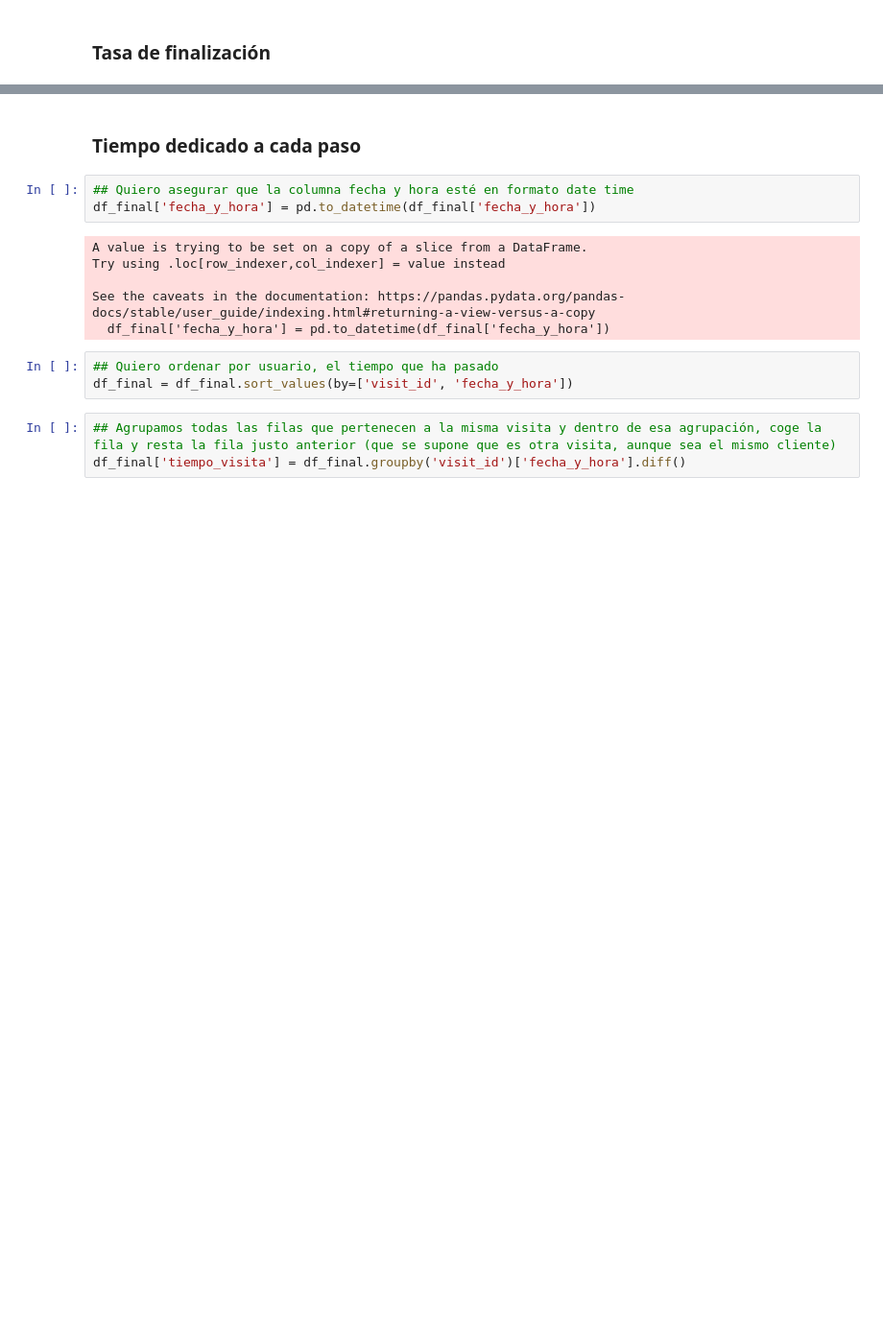
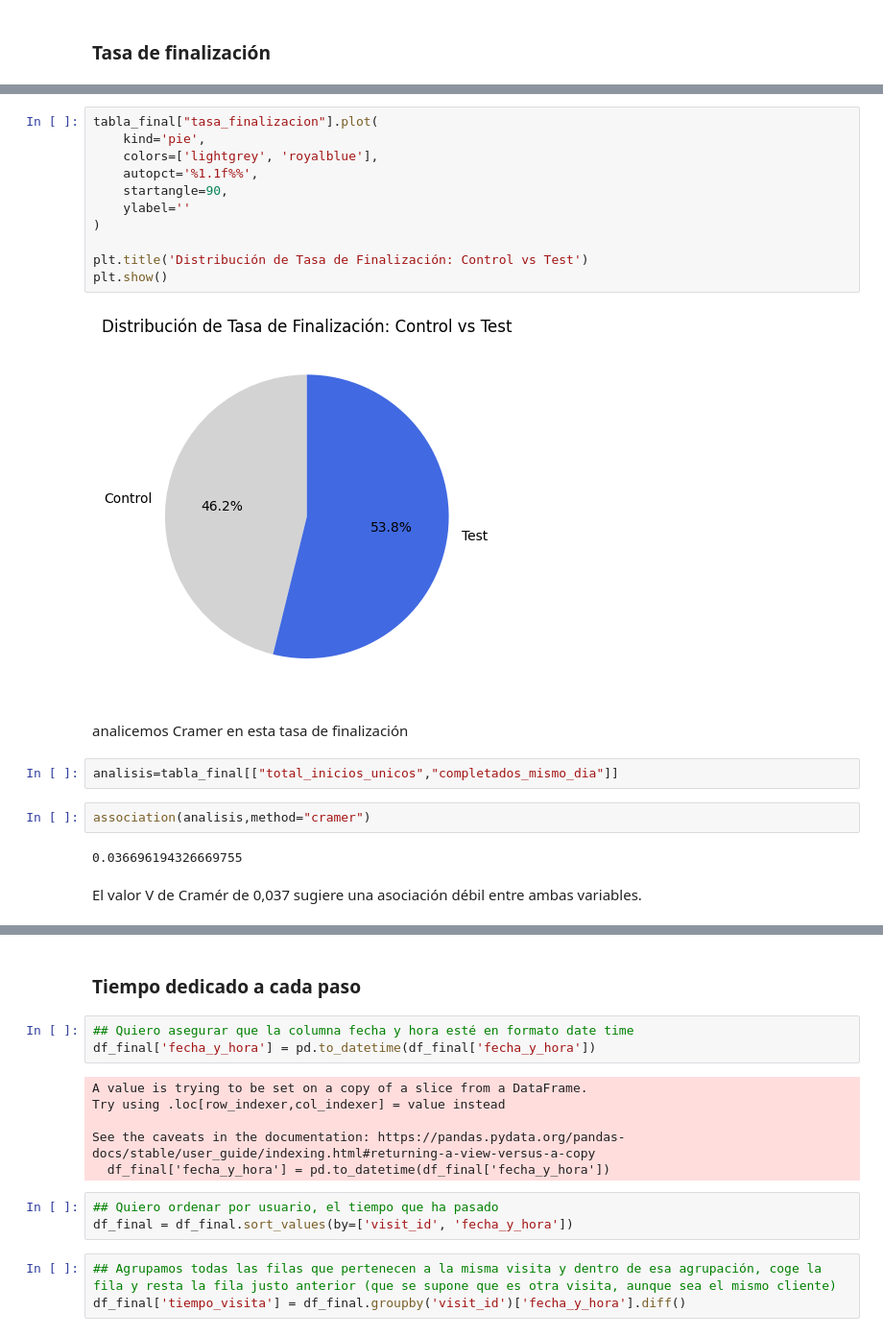
Before and after one commit to carmamenriosrodriguez/proyecto-5-, a Jupyter notebook: Proyecto.ipynb, the cells around one changed output, grey strips where cells are left out. Shown at 96% size. Cells and saved outputs as stored; diff of their text form; blank space fills up the shorter version.

```diff
--- a/Proyecto.ipynb
+++ b/Proyecto.ipynb
@@ -830,3 +969,26 @@ sns.heatmap(clientes_proceso, annot=True, cmap="RdYlGn", fmt="d")
+# %%
+tabla_final["tasa_finalizacion"].plot(
+    kind='pie',
+    colors=['lightgrey', 'royalblue'],
+    autopct='%1.1f%%',
+    startangle=90,
+    ylabel=''
+)
+
+plt.title('Distribución de Tasa de Finalización: Control vs Test')
+plt.show()
+# %% [output]
+[figure, added]
+# %% [markdown]
+analicemos Cramer en esta tasa de finalización
+# %%
+analisis=tabla_final[["total_inicios_unicos","completados_mismo_dia"]]
+# %%
+association(analisis,method="cramer")
+# %% [output]
+0.036696194326669755
+# %% [markdown]
+El valor V de Cramér de 0,037 sugiere una asociación débil entre ambas variables.
 # %%
 df_final.columns
 # %% [output]
```
Also changed, not shown: parts of 45 cells of this notebook, 1 other file.
